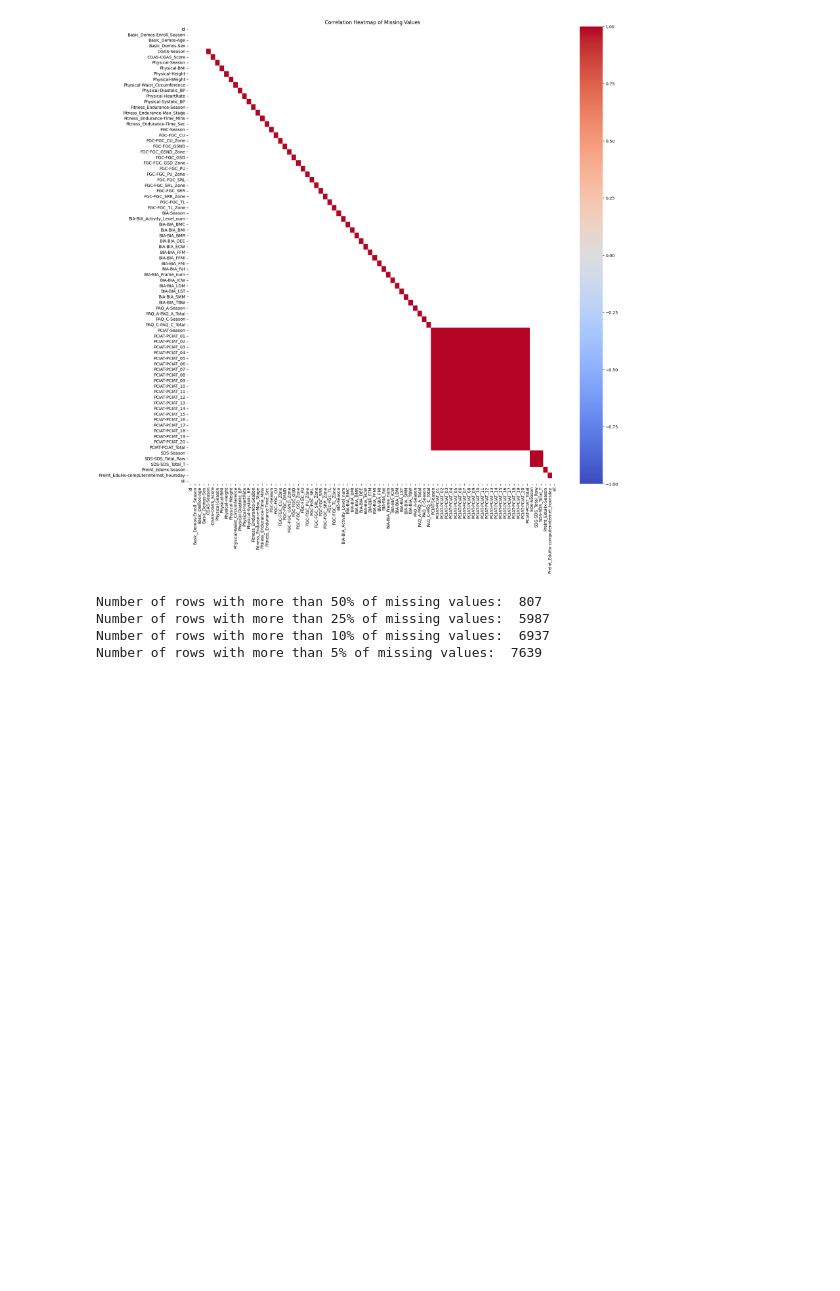
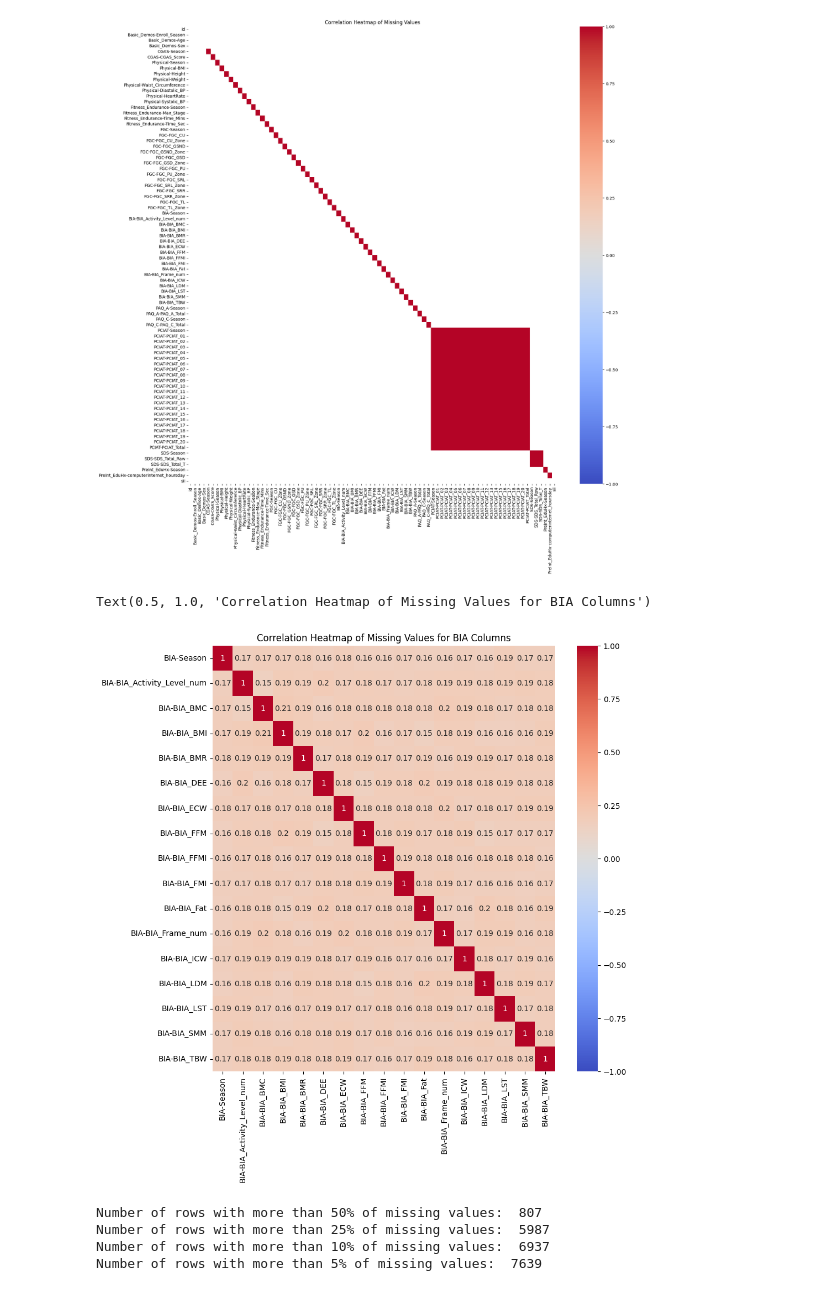
Before and after one commit to lorenzobuccolini03/Data-Mining---Advanced-Topics, a Jupyter notebook: Data_Understanding/DU_feature_description_statistics.ipynb, the cells around one changed output. Drawn from its saved outputs; the diff is of its cells as text; code cells hidden in the pictures; blank space fills up the shorter version.

Commit message:
investigating better missing values

```diff
--- a/Data_Understanding/DU_feature_description_statistics.ipynb
+++ b/Data_Understanding/DU_feature_description_statistics.ipynb
@@ -227,6 +233,17 @@ plt.title("Correlation Heatmap of Missing Values")
 plt.show()
 # %% [output]
 [figure]
+# %%
+# check whether BIA columns have the same missing values pattern
+bia_columns = [col for col in df.columns if 'BIA' in col]
+# check the correlation of missing values between BIA columns
+bia_missing_correlation = df[bia_columns].isnull().corr()
+plt.figure(figsize=(10, 10))
+sns.heatmap(bia_missing_correlation, annot=True, cmap="coolwarm", vmin=-1, vmax=1)
+plt.title("Correlation Heatmap of Missing Values for BIA Columns")
+# %% [output]
+Text(0.5, 1.0, 'Correlation Heatmap of Missing Values for BIA Columns')
+[figure, added]
 # %%
 # rows with more than 50% of missing values
 rows_with_missing_values = df[df.isnull().sum(axis=1) > (df.shape[1] / 2)]
```
Also changed, not shown: parts of 1 cell of this notebook, 1 other file.
